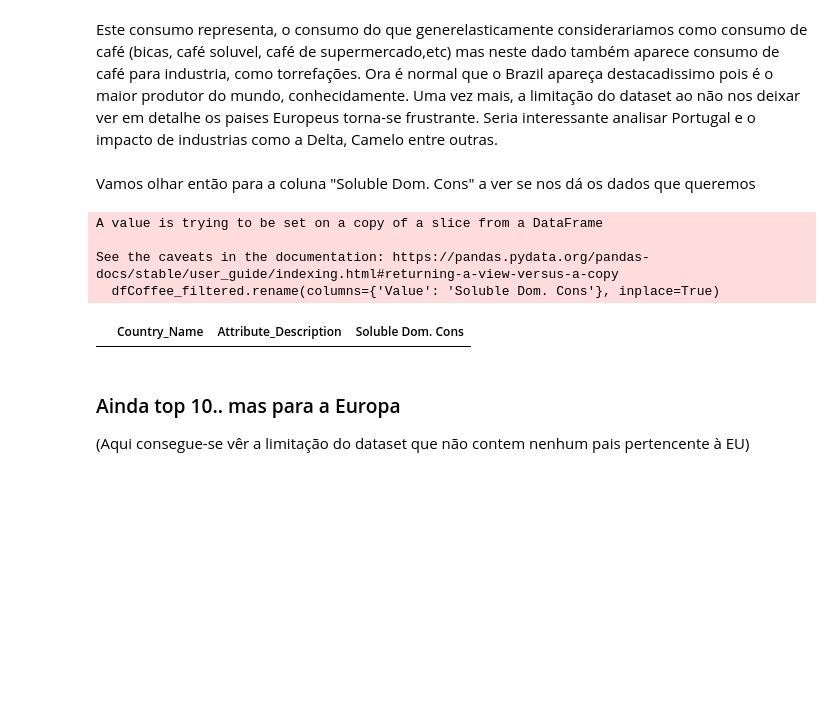
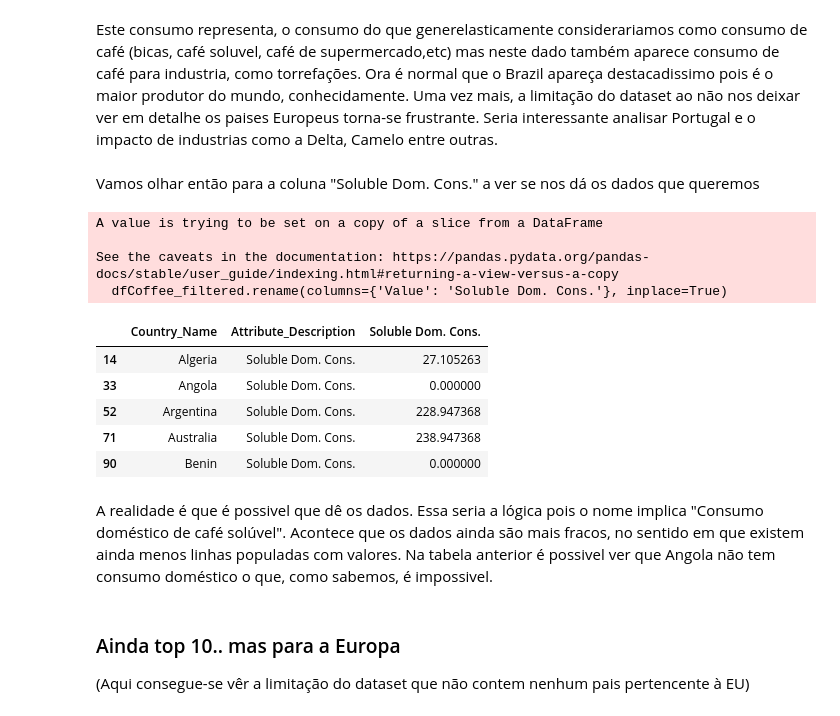
Before and after one commit to nunovivas/TrabalhoFinal, a Jupyter notebook: 04Final.ipynb, the cells around one changed output. Saved outputs shown, nothing was run; the diff lists cells and outputs as text; code cells hidden in the pictures; blank space fills up the shorter version.

```diff
--- a/04Final.ipynb
+++ b/04Final.ipynb
@@ -824,23 +902,30 @@ dfMergedHappiness.sort_values('Coffee Domestic Consumption', ascending=False).he
 Este consumo representa, o consumo do que generelasticamente considerariamos como consumo de café (bicas, café soluvel, café de supermercado,etc) mas neste dado também aparece consumo de café para industria, como torrefações. Ora é normal que o Brazil apareça destacadissimo pois é o maior produtor do mundo, conhecidamente.
 Uma vez mais, a limitação do dataset ao não nos deixar ver em detalhe os paises Europeus torna-se frustrante. Seria interessante analisar Portugal e o impacto de industrias como a Delta, Camelo entre outras.
 # %% [markdown]
-Vamos olhar então para a coluna "Soluble Dom. Cons" a ver se nos dá os dados que queremos
+Vamos olhar então para a coluna "Soluble Dom. Cons." a ver se nos dá os dados que queremos
 # %%
 # Show the top 10 countries with the highest coffee consumption
 # Show a bar graph
-dfCoffee_grouped = dfCoffee[dfCoffee['Attribute_Description'] == 'Soluble Dom. Cons'].groupby('Country_Name').sum()
+dfCoffee_grouped = dfCoffee[dfCoffee['Attribute_Description'] == 'Soluble Dom. Cons.'].groupby('Country_Name').sum()
 dfCoffee_avg = dfCoffee.groupby(['Country_Name', 'Attribute_Description'])['Value'].mean().reset_index()
-dfCoffee_filtered = dfCoffee_avg[dfCoffee_avg['Attribute_Description'] == 'Soluble Dom. Cons']
+dfCoffee_filtered = dfCoffee_avg[dfCoffee_avg['Attribute_Description'] == 'Soluble Dom. Cons.']
 #Change the column named Value to Coffee Domestic Consumption
-dfCoffee_filtered.rename(columns={'Value': 'Soluble Dom. Cons'}, inplace=True)
+dfCoffee_filtered.rename(columns={'Value': 'Soluble Dom. Cons.'}, inplace=True)
 dfCoffee_filtered.head()
 #dfCoffee_filtered.sort_values('Soluble Dom. Cons', ascending=False).head(10).plot(x='Country_Name', y='Soluble Dom. Cons', kind='bar')
 # %% [output]
 A value is trying to be set on a copy of a slice from a DataFrame
 
 See the caveats in the documentation: https://pandas.pydata.org/pandas-docs/stable/user_guide/indexing.html#returning-a-view-versus-a-copy
-  dfCoffee_filtered.rename(columns={'Value': 'Soluble Dom. Cons'}, inplace=True)
+  dfCoffee_filtered.rename(columns={'Value': 'Soluble Dom. Cons.'}, inplace=True)
-|  | Country_Name | Attribute_Description | Soluble Dom. Cons |
+|  | Country_Name | Attribute_Description | Soluble Dom. Cons. |
+| 14 | Algeria | Soluble Dom. Cons. | 27.105263 |
+| 33 | Angola | Soluble Dom. Cons. | 0.000000 |
+| 52 | Argentina | Soluble Dom. Cons. | 228.947368 |
+| 71 | Australia | Soluble Dom. Cons. | 238.947368 |
+| 90 | Benin | Soluble Dom. Cons. | 0.000000 |
+# %% [markdown]
+A realidade é que é possivel que dê os dados. Essa seria a lógica pois o nome implica "Consumo doméstico de café solúvel". Acontece que os dados ainda são mais fracos, no sentido em que existem ainda menos linhas populadas com valores. Na tabela anterior é possivel ver que Angola não tem consumo doméstico o que, como sabemos, é impossivel.
 # %% [markdown]
 ### Ainda top 10.. mas para a Europa
 
```
Also changed, not shown: parts of 30 cells of this notebook, 4 other files.
